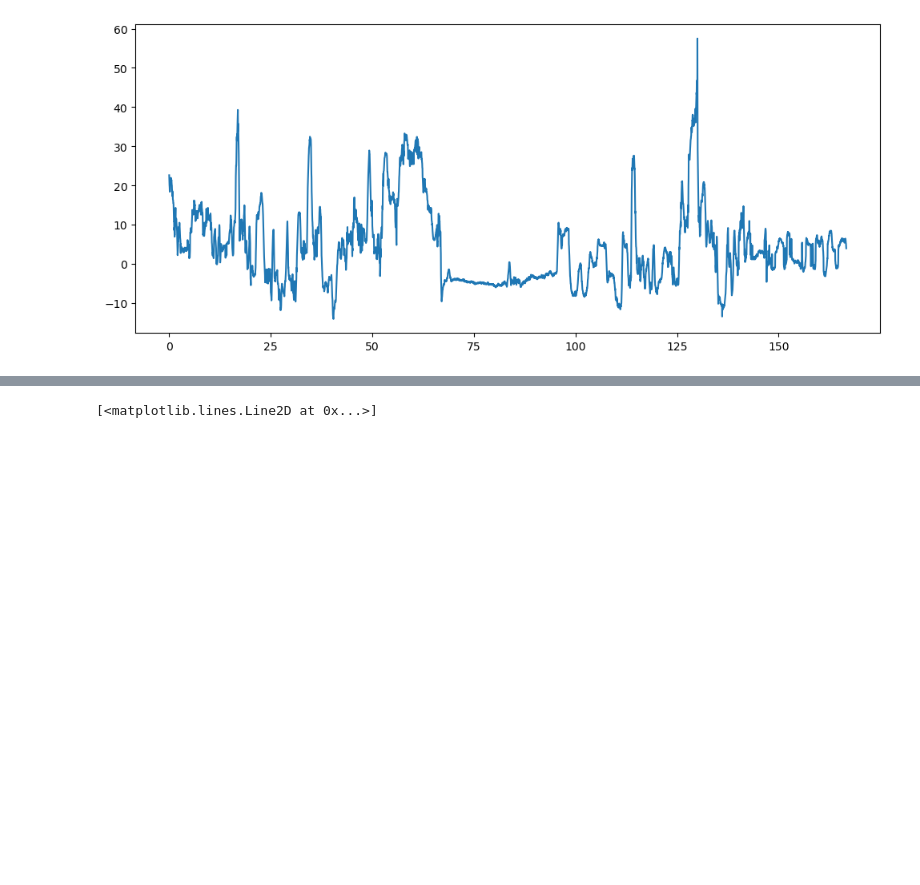
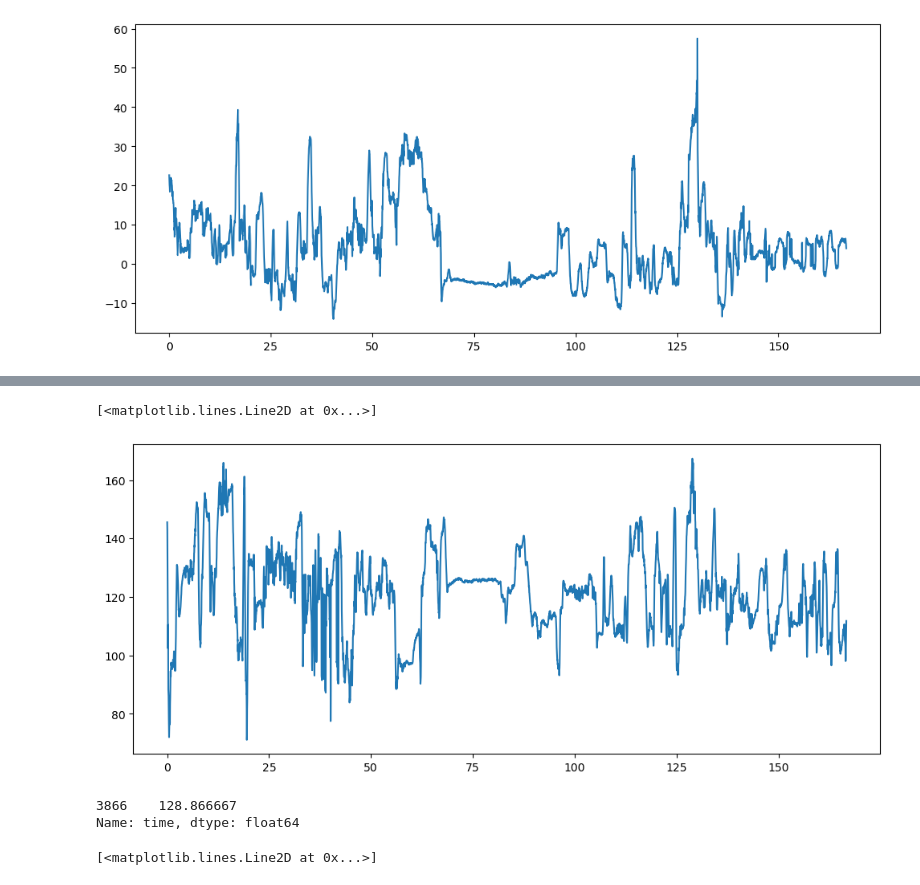
Before and after one commit to FranklinLeong/dexterity_assessment_CL, a Jupyter notebook: src/exploratory copie.ipynb, the cells around one changed output, grey strips where cells are left out. Cells and saved outputs as stored; diff of their text form; code cells hidden in the pictures; blank space fills up the shorter version.

```diff
--- a/src/exploratory copie.ipynb
+++ b/src/exploratory copie.ipynb
@@ -273,6 +350,25 @@ angle = [np.dot(unit_vector(a), unit_vector(b)) for a, b in zip(A, B)]
 angle = np.arccos(angle)*180/np.pi
 
 df['leftelbow_flex'] = angle
+# %%
+A = df['rightelbow'] - df['rightshoulder']
+B = df['rightelbow'] - df['rightwrist']
+
+angle = [np.dot(unit_vector(a), unit_vector(b)) for a, b in zip(A, B)]
+angle = np.arccos(angle)*180/np.pi
+
+df['rightelbow_flex'] = angle
+# %%
+plt.figure(figsize=(12,5))
+plt.plot(df['time'], df['rightelbow_flex'])
+# %% [output]
+[<matplotlib.lines.Line2D at 0x...>]
+[figure, added]
+# %%
+df['time'][df[['rightelbow_flex']].idxmax()]
+# %% [output]
+3866    128.866667
+Name: time, dtype: float64
 # %%
 plt.figure(figsize=(12,5))
 plt.plot(df['time'], df['leftelbow_flex'])
```
Also changed, not shown: parts of 4 cells of this notebook.
